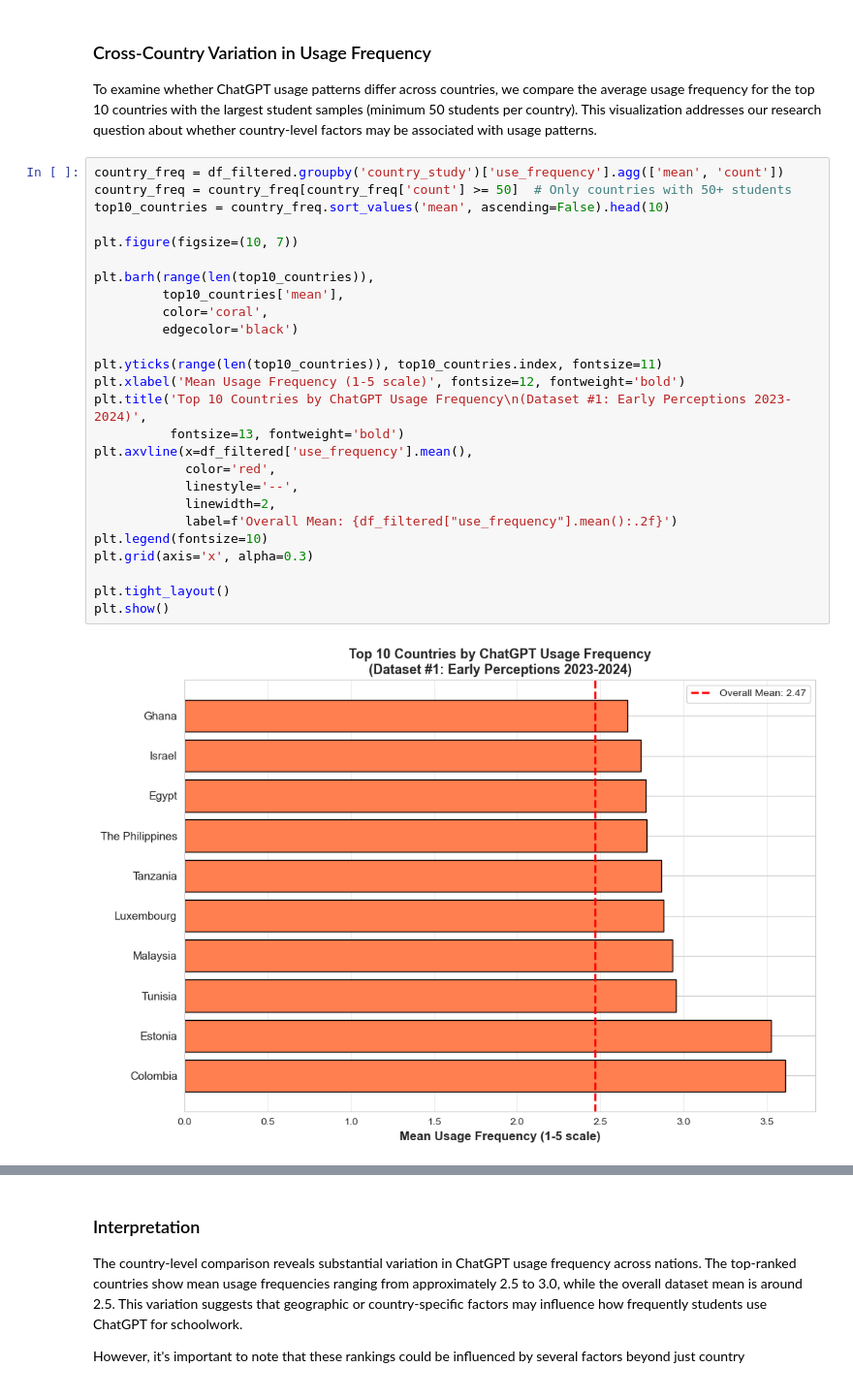
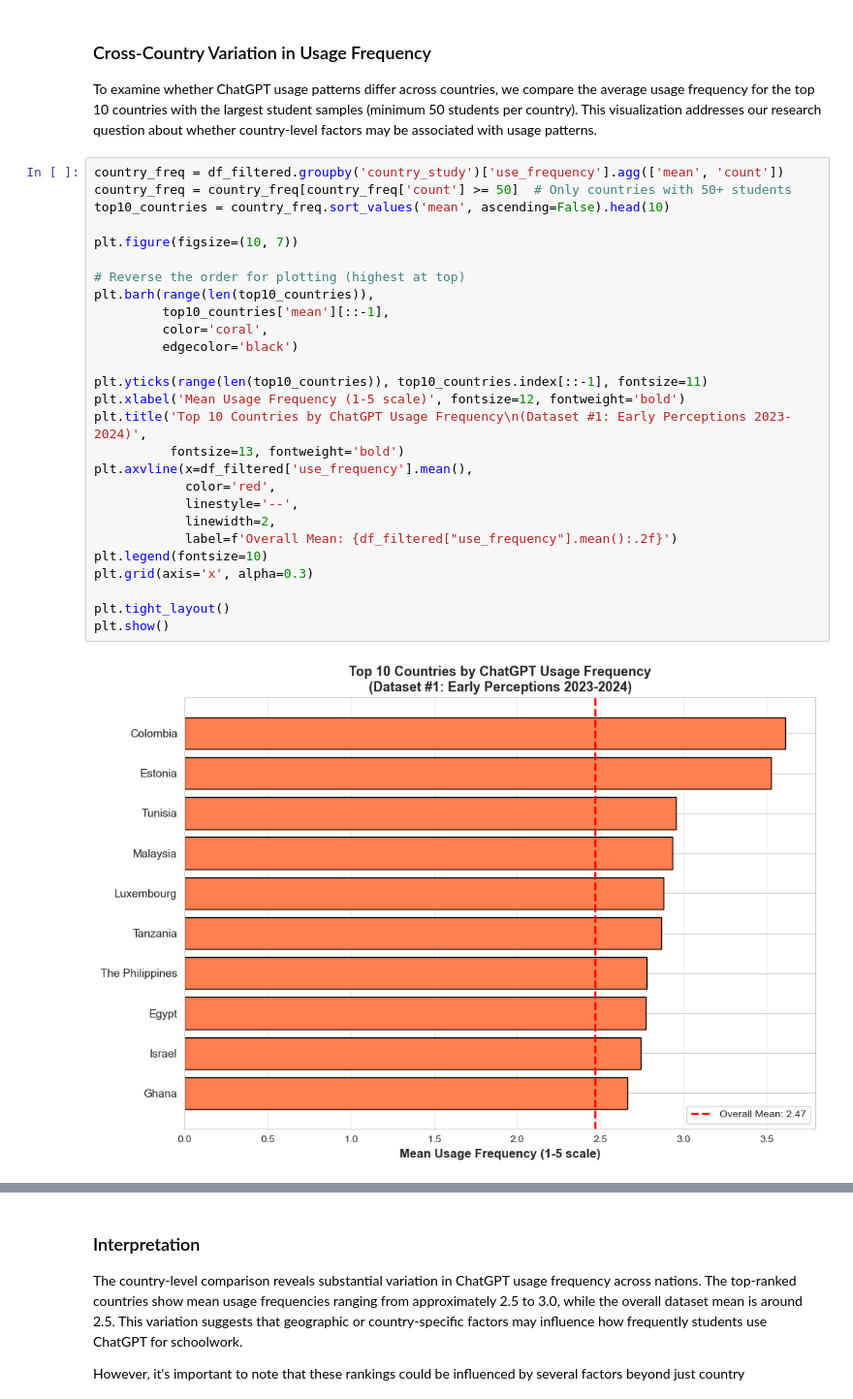
Before and after one commit to COGS108/Group123_WI26, a Jupyter notebook: 03-FinalProject.ipynb, the cells around one changed output, grey strips where cells are left out. Shown at 97% size. Drawn from its saved outputs; the diff is of its cells as text.

```diff
--- a/03-FinalProject.ipynb
+++ b/03-FinalProject.ipynb
@@ -994,28 +971,29 @@ To examine whether ChatGPT usage patterns differ across countries, we compare th
 # %%
 country_freq = df_filtered.groupby('country_study')['use_frequency'].agg(['mean', 'count'])
 country_freq = country_freq[country_freq['count'] >= 50]  # Only countries with 50+ students
 top10_countries = country_freq.sort_values('mean', ascending=False).head(10)
 
 plt.figure(figsize=(10, 7))
 
+# Reverse the order for plotting (highest at top)
 plt.barh(range(len(top10_countries)),
-         top10_countries['mean'],
+         top10_countries['mean'][::-1],
          color='coral',
          edgecolor='black')
 
-plt.yticks(range(len(top10_countries)), top10_countries.index, fontsize=11)
+plt.yticks(range(len(top10_countries)), top10_countries.index[::-1], fontsize=11)
 plt.xlabel('Mean Usage Frequency (1-5 scale)', fontsize=12, fontweight='bold')
 plt.title('Top 10 Countries by ChatGPT Usage Frequency\n(Dataset #1: Early Perceptions 2023-2024)',
           fontsize=13, fontweight='bold')
 plt.axvline(x=df_filtered['use_frequency'].mean(),
             color='red',
             linestyle='--',
             linewidth=2,
             label=f'Overall Mean: {df_filtered["use_frequency"].mean():.2f}')
 plt.legend(fontsize=10)
 plt.grid(axis='x', alpha=0.3)
 
 plt.tight_layout()
 plt.show()
 # %% [output]
-[figure, old version]
+[figure, new version]
```
Also changed, not shown: parts of 10 cells of this notebook.
